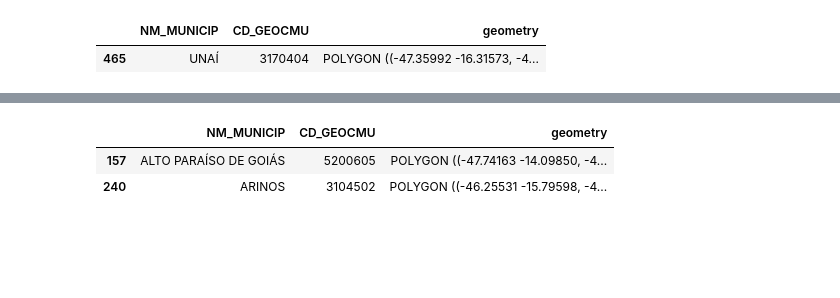
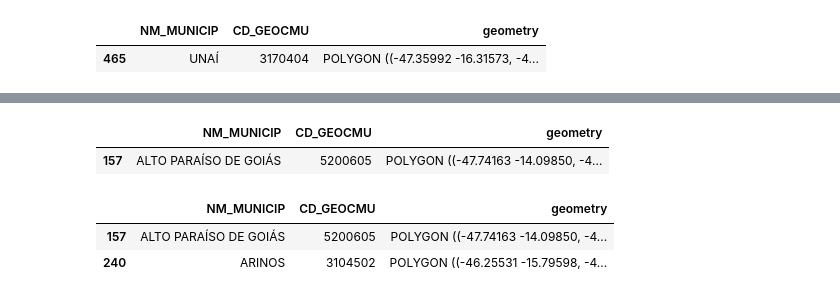
Before and after one commit to Marcos314/Pibiti_2019, a Jupyter notebook: notebooks/Geopandas/geodataframe.ipynb, the cells around one changed output, grey strips where cells are left out. Saved outputs shown, nothing was run; the diff lists cells and outputs as text; code cells hidden in the pictures; blank space fills up the shorter version.

```diff
--- a/notebooks/Geopandas/geodataframe.ipynb
+++ b/notebooks/Geopandas/geodataframe.ipynb
@@ -89,5 +45,10 @@ df2
 # %%
 df3 = df2[df2.NM_MUNICIP ==  "ALTO PARAÍSO DE GOIÁS"]
+# %%
+df3
+# %% [output]
+|  | NM_MUNICIP | CD_GEOCMU | geometry |
+| 157 | ALTO PARAÍSO DE GOIÁS | 5200605 | POLYGON ((-47.74163 -14.09850, -4... |
 # %%
 df3 = df3.append(df4[df4.NM_MUNICIP ==  "ARINOS"])
 # %%
```
Also changed, not shown: parts of 15 cells of this notebook, 2 other files.
